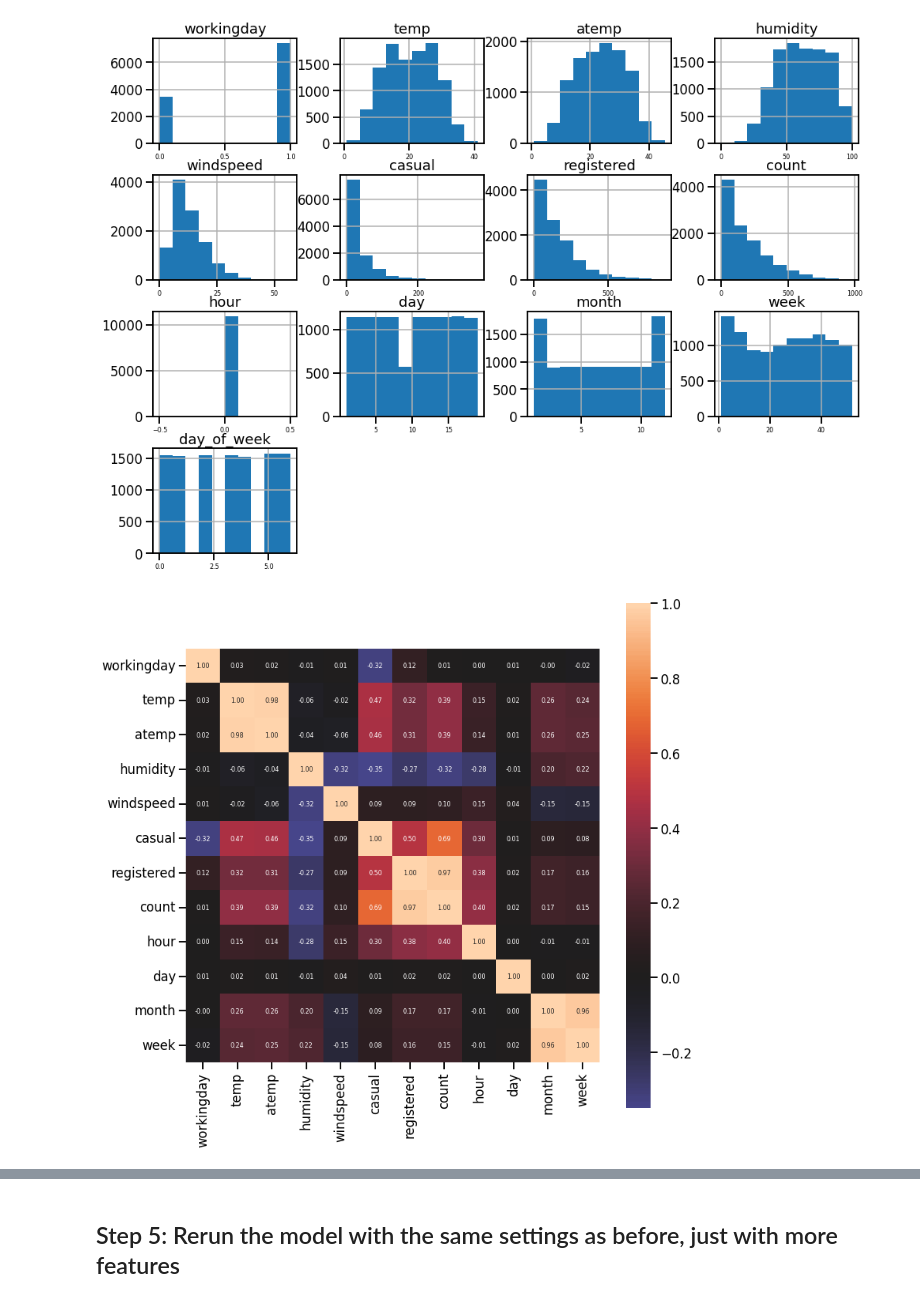
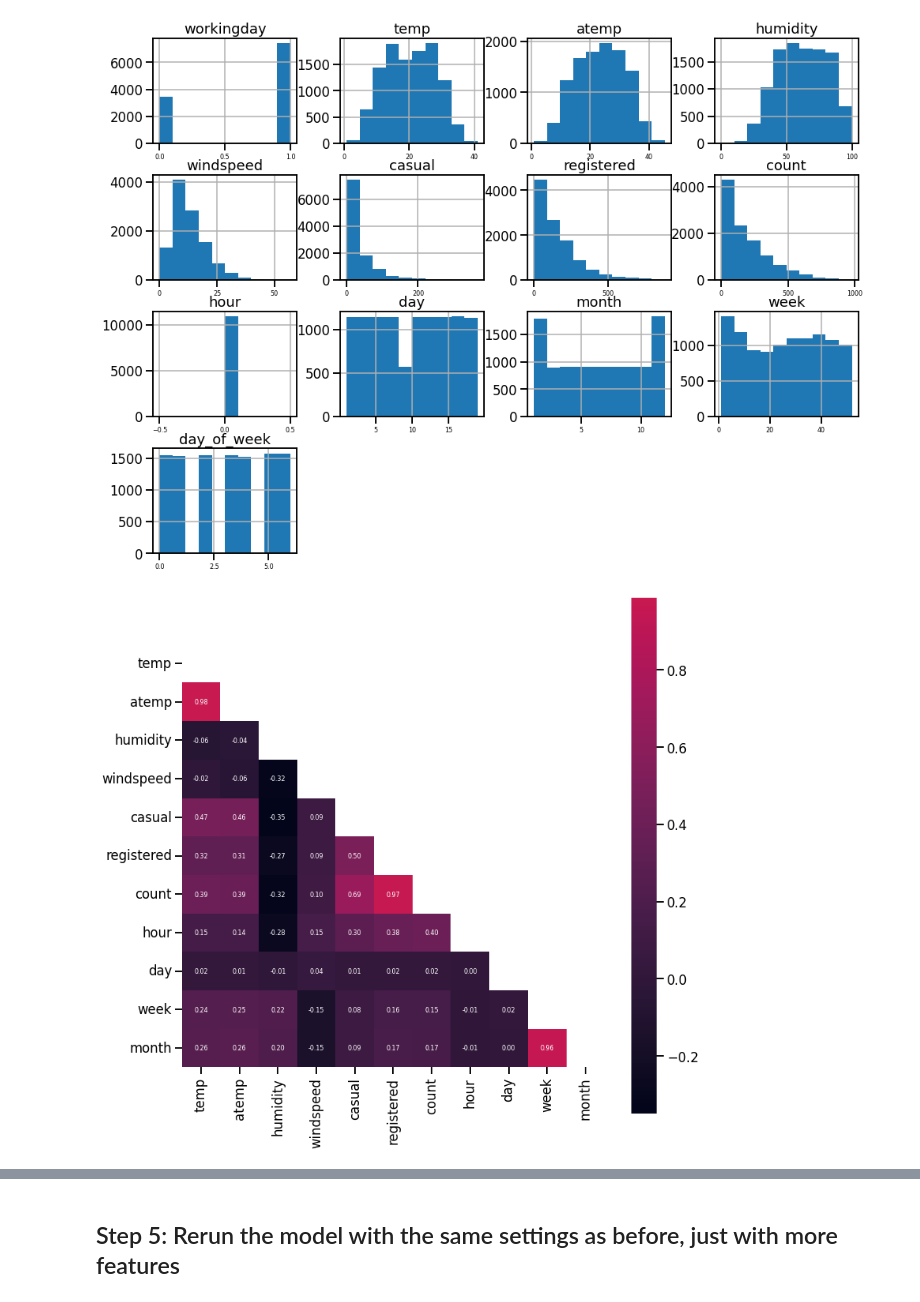
Before and after one commit to elvyna/udacity-aws-mle-nanodegree, a Jupyter notebook: project01-bike-sharing-demand-prediction/project-template.ipynb, the cells around one changed output, grey strips where cells are left out. Cells and saved outputs as stored; diff of their text form; code cells hidden in the pictures.

```diff
--- a/project01-bike-sharing-demand-prediction/project-template.ipynb
+++ b/project01-bike-sharing-demand-prediction/project-template.ipynb
@@ -393,14 +434,15 @@ test = generate_date_features(df=test)
 ## Make category types for these so models know they are not just numbers
 * AutoGluon originally sees these as ints, but in reality they are int representations of a category.
 * Setting the dtype to category will classify these as categories in AutoGluon.
-# %%
-train["season"] = train["season"].astype("category")
-train["weather"] = train["weather"].astype("category")
-train["holiday"] = train["holiday"].astype("category")
-
-test["season"] = test["season"].astype("category")
-test["weather"] = test["weather"].astype("category")
-test["holiday"] = test["holiday"].astype("category")
+# %%
+def convert_to_category_type(df: pd.DataFrame, category_columns: list) -> pd.DataFrame:
+    for col in category_columns:
+        df[col] = df[col].astype("category")
+
+    return df
+# %%
+train = convert_to_category_type(df=train, category_columns=['season','weather','holiday', 'workingday', 'day_of_week'])
+test = convert_to_category_type(df=test, category_columns=['season','weather','holiday', 'workingday', 'day_of_week'])
 # %%
 # View our new features
 train.tail()
@@ -416,17 +458,25 @@ train.tail()
 train.hist(figsize=(16,12), xlabelsize=8);
 # %% [output]
 [figure]
+# %%
+train = categorise_hour_activity(df=train, hour_column='hour')
+test = categorise_hour_activity(df=test, hour_column='hour')
 # %%
+mask = np.zeros_like(train.corr())
+mask[np.triu_indices_from(mask)] = True
+
 f, ax = plt.subplots(figsize=(12,12))
 
 sns.heatmap(
     train.corr(),
-    center=0,
+    mask=mask,
+    center=True,
     annot=True,
     annot_kws={'fontsize': 8},
     fmt='.2f',
     square=True,
+    cmap='rocket',
     ax=ax
 );
 # %% [output]
-[figure, old version]
+[figure, new version]
```
Also changed, not shown: parts of 36 cells of this notebook, 1 other file.
